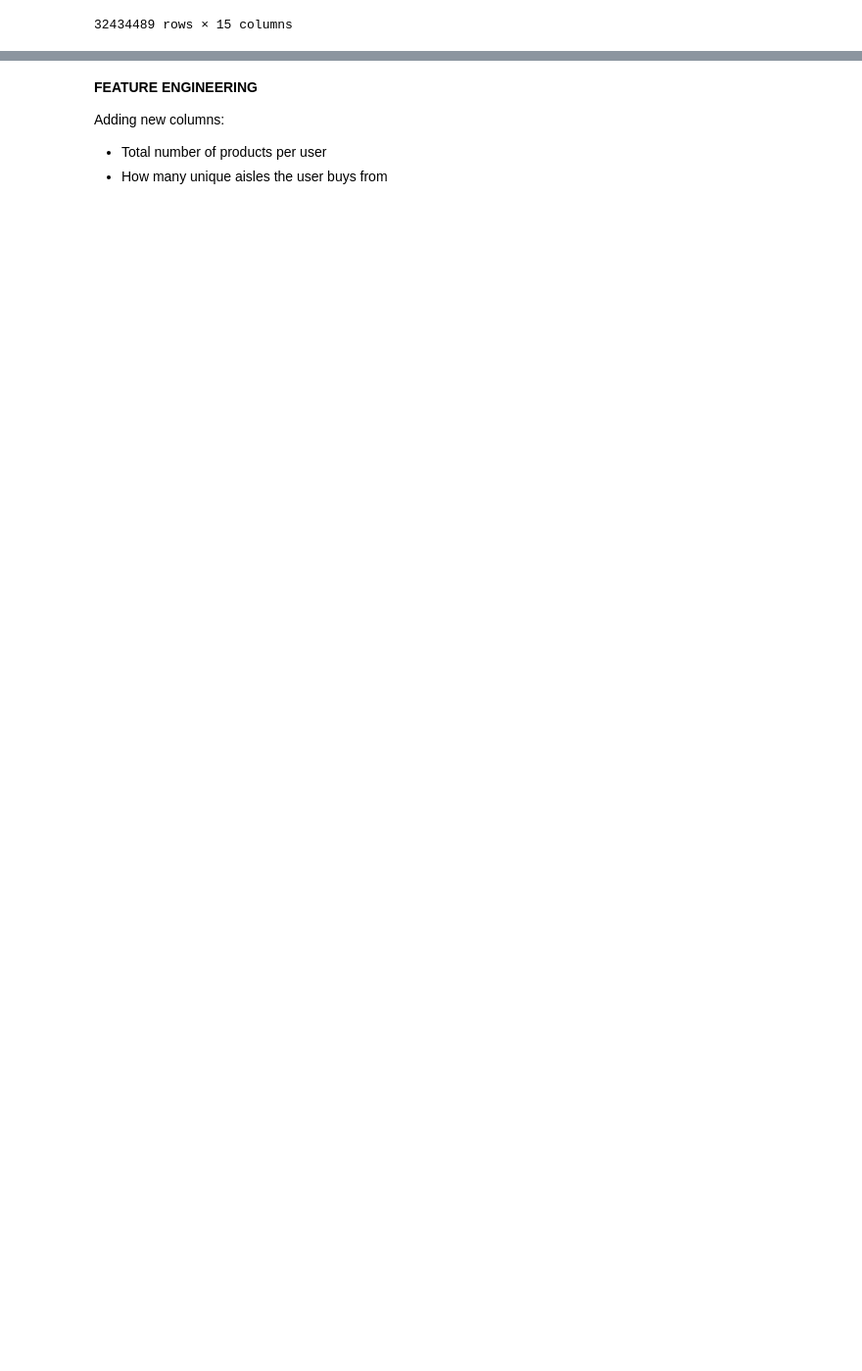
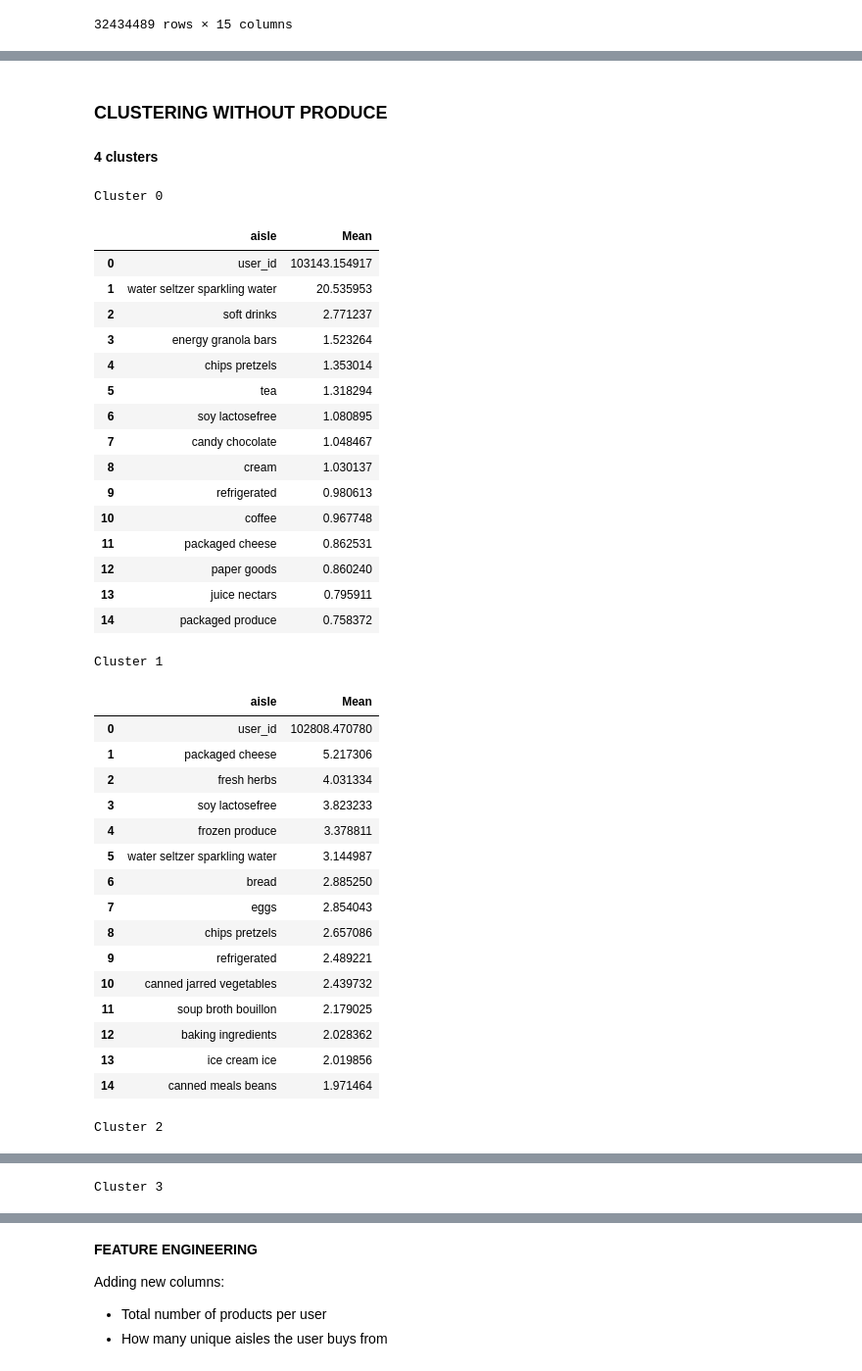
Before and after one commit to mollyiverson/InstacartClustering, a Jupyter notebook: InstacartClustering.ipynb, the cells around one changed output, grey strips where cells are left out. Shown at 98% size. Cells and saved outputs as stored; diff of their text form; code cells hidden in the pictures; blank space fills up the shorter version.

```diff
--- a/InstacartClustering.ipynb
+++ b/InstacartClustering.ipynb
@@ -136,0 +257,60 @@ order_products
+# %% [markdown]
+### CLUSTERING WITHOUT PRODUCE
+# %% [markdown]
+**4 clusters**
+# %%
+kmeans = KMeans(n_init=10, n_clusters=4, random_state=42)
+cluster_labels = kmeans.fit_predict(pca_df)
+cross_op2['cluster'] = cluster_labels
+
+num_clusters = cross_op2['cluster'].nunique()
+cluster_results = []
+
+# Iterate through each cluster
+for cluster_num in range(num_clusters):
+    cluster_data = cross_op2[cross_op2['cluster'] == cluster_num]
+    cluster_mean = cluster_data.drop('cluster', axis=1).mean().sort_values(ascending=False)[0:15]
+    cluster_results.append((f"Cluster {cluster_num}", cluster_mean))
+
+# Display all results in separate tables
+for result in cluster_results:
+    cluster_name, cluster_mean = result
+    print(cluster_name)
+    display(pd.DataFrame(cluster_mean, columns=['Mean']).reset_index().rename(columns={'index': 'Feature'}))
+    print("\n")
+# %% [output]
+Cluster 0
+|  | aisle | Mean |
+| 0 | user_id | 103143.154917 |
+| 1 | water seltzer sparkling water | 20.535953 |
+| 2 | soft drinks | 2.771237 |
+| 3 | energy granola bars | 1.523264 |
+| 4 | chips pretzels | 1.353014 |
+| 5 | tea | 1.318294 |
+| 6 | soy lactosefree | 1.080895 |
+| 7 | candy chocolate | 1.048467 |
+| 8 | cream | 1.030137 |
+| 9 | refrigerated | 0.980613 |
+| 10 | coffee | 0.967748 |
+| 11 | packaged cheese | 0.862531 |
+| 12 | paper goods | 0.860240 |
+| 13 | juice nectars | 0.795911 |
+| 14 | packaged produce | 0.758372 |
+Cluster 1
+|  | aisle | Mean |
+| 0 | user_id | 102808.470780 |
+| 1 | packaged cheese | 5.217306 |
+| 2 | fresh herbs | 4.031334 |
+| 3 | soy lactosefree | 3.823233 |
+| 4 | frozen produce | 3.378811 |
+| 5 | water seltzer sparkling water | 3.144987 |
+| 6 | bread | 2.885250 |
+| 7 | eggs | 2.854043 |
+| 8 | chips pretzels | 2.657086 |
+| 9 | refrigerated | 2.489221 |
+| 10 | canned jarred vegetables | 2.439732 |
+| 11 | soup broth bouillon | 2.179025 |
+| 12 | baking ingredients | 2.028362 |
+| 13 | ice cream ice | 2.019856 |
+| 14 | canned meals beans | 1.971464 |
+Cluster 2
@@ -136,0 +333 @@ order_products
+Cluster 3
```
Also changed, not shown: parts of 59 cells of this notebook.
